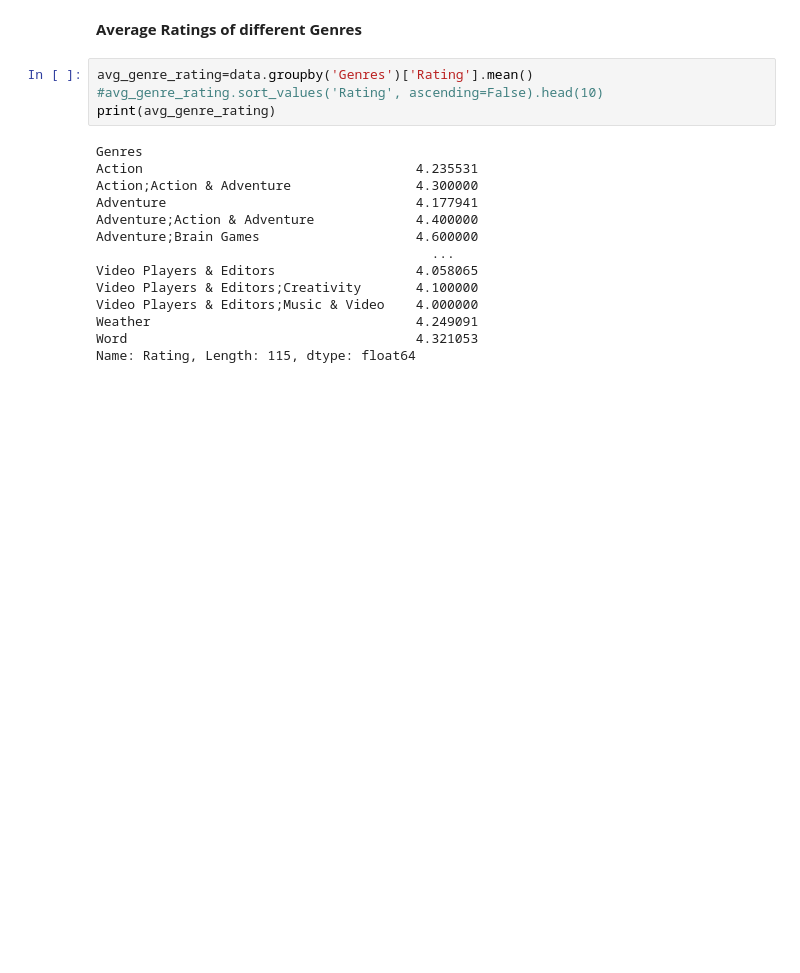
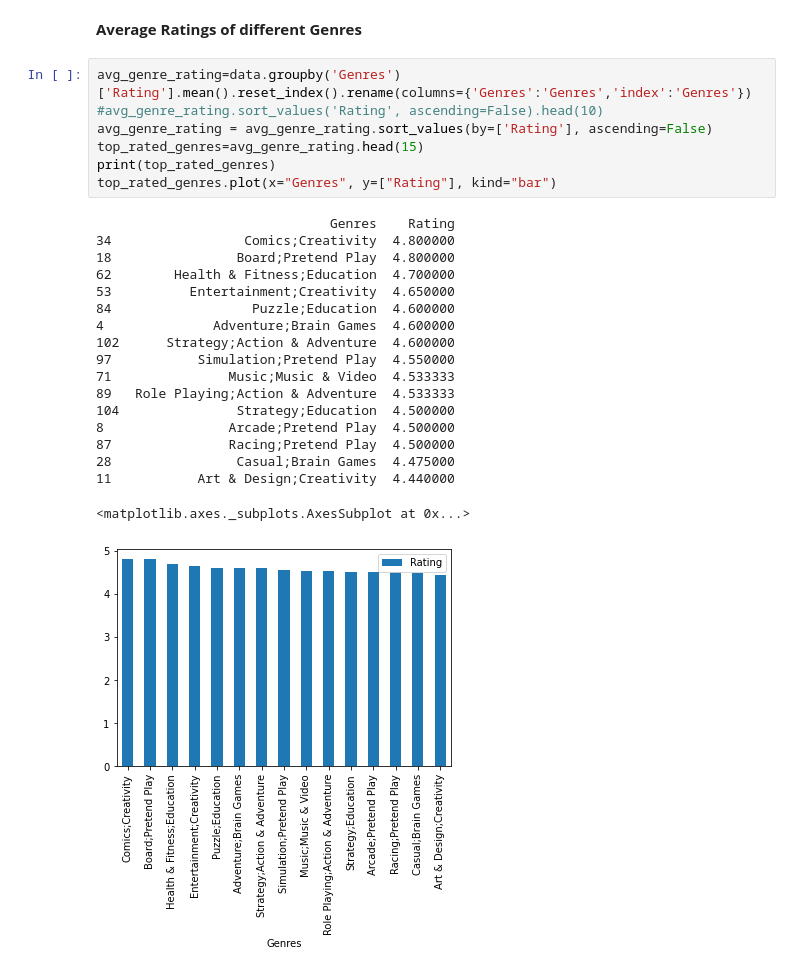
Before and after one commit to anasabbad/Play-Store-App-Review-Analysis--EDA-Capstone, a Jupyter notebook: Play_Store_App_Review_Analysis_Capstone_Project.ipynb, the cells around one changed output. Drawn from its saved outputs; the diff is of its cells as text; blank space fills up the shorter version.

```diff
--- a/Play_Store_App_Review_Analysis_Capstone_Project.ipynb
+++ b/Play_Store_App_Review_Analysis_Capstone_Project.ipynb
@@ -485,21 +469,29 @@ Most of the Apps supports Android Versioin 4.0 and Up
 # %% [markdown]
 **Average Ratings of different Genres**
 # %%
-avg_genre_rating=data.groupby('Genres')['Rating'].mean()
+avg_genre_rating=data.groupby('Genres')['Rating'].mean().reset_index().rename(columns={'Genres':'Genres','index':'Genres'})
 #avg_genre_rating.sort_values('Rating', ascending=False).head(10)
-print(avg_genre_rating)
+avg_genre_rating = avg_genre_rating.sort_values(by=['Rating'], ascending=False)
+top_rated_genres=avg_genre_rating.head(15)
+print(top_rated_genres)
+top_rated_genres.plot(x="Genres", y=["Rating"], kind="bar")
 # %% [output]
-Genres
-Action                                   4.235531
-Action;Action & Adventure                4.300000
-Adventure                                4.177941
-Adventure;Action & Adventure             4.400000
-Adventure;Brain Games                    4.600000
-                                           ...
-Video Players & Editors                  4.058065
-Video Players & Editors;Creativity       4.100000
-Video Players & Editors;Music & Video    4.000000
-Weather                                  4.249091
-Word                                     4.321053
-Name: Rating, Length: 115, dtype: float64
+                              Genres    Rating
+34                 Comics;Creativity  4.800000
+18                Board;Pretend Play  4.800000
+62        Health & Fitness;Education  4.700000
+53          Entertainment;Creativity  4.650000
+84                  Puzzle;Education  4.600000
+4              Adventure;Brain Games  4.600000
+102      Strategy;Action & Adventure  4.600000
+97           Simulation;Pretend Play  4.550000
+71               Music;Music & Video  4.533333
+89   Role Playing;Action & Adventure  4.533333
+104               Strategy;Education  4.500000
+8                Arcade;Pretend Play  4.500000
+87               Racing;Pretend Play  4.500000
+28                Casual;Brain Games  4.475000
+11           Art & Design;Creativity  4.440000
+<matplotlib.axes._subplots.AxesSubplot at 0x...>
+[figure, added]
 # %%
```
Also changed, not shown: parts of 13 cells of this notebook.
